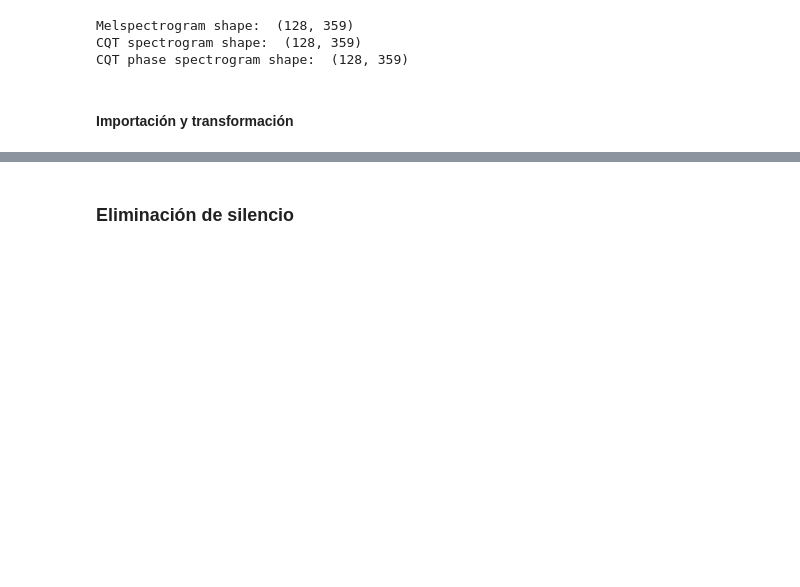
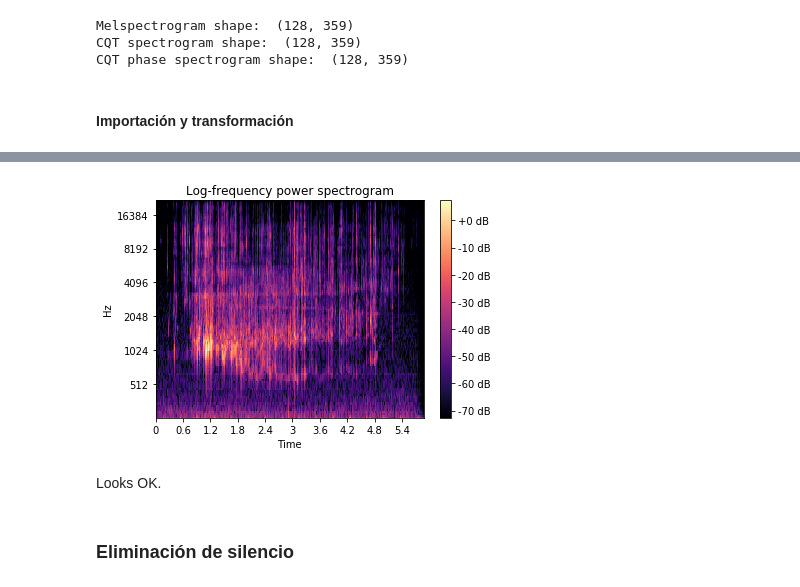
Before and after one commit to pupkinivan/fsd-tagging, a Jupyter notebook: ladifanet.ipynb, the cells around one changed output, grey strips where cells are left out. Cells and saved outputs as stored; diff of their text form; code cells hidden in the pictures; blank space fills up the shorter version.

```diff
--- a/ladifanet.ipynb
+++ b/ladifanet.ipynb
@@ -343,7 +324,8 @@ def read_as_spectrogramsx3(conf, pathname, trim_long_data=False,
     cqtm, cqtp = audio_to_cqtspectrogram(conf, x)
     # specs = np.stack((mels, bins), axis=2)
     if debug_display:
-        IPython.display.display(IPython.display.Audio(x, rate=conf.sampling_rate))
+        ipd.display(ipd.Audio(x, rate=conf.sampling_rate))
+        # IPython.display.display(IPython.display.Audio(x, rate=conf.sampling_rate))
         show_melspectrogram(conf, mels)
     return [mels, cqtm, cqtp]
 # %%
@@ -408,0 +424,5 @@ for name in picks:  # especificar el directorio
+# %%
+chota, _, _ = read_as_spectrogramsx3(conf, os.listdir()[1547],
+                                     trim_long_data=False,
+                                     debug_display=True)
+# %% [output]
@@ -409,3 +430,6 @@ for name in picks:  # especificar el directorio
+[figure, added]
+# %% [markdown]
+Looks OK.
 # %% [markdown]
 ### Eliminación de silencio
 # %% [markdown]
```
Also changed, not shown: parts of 23 cells of this notebook.
